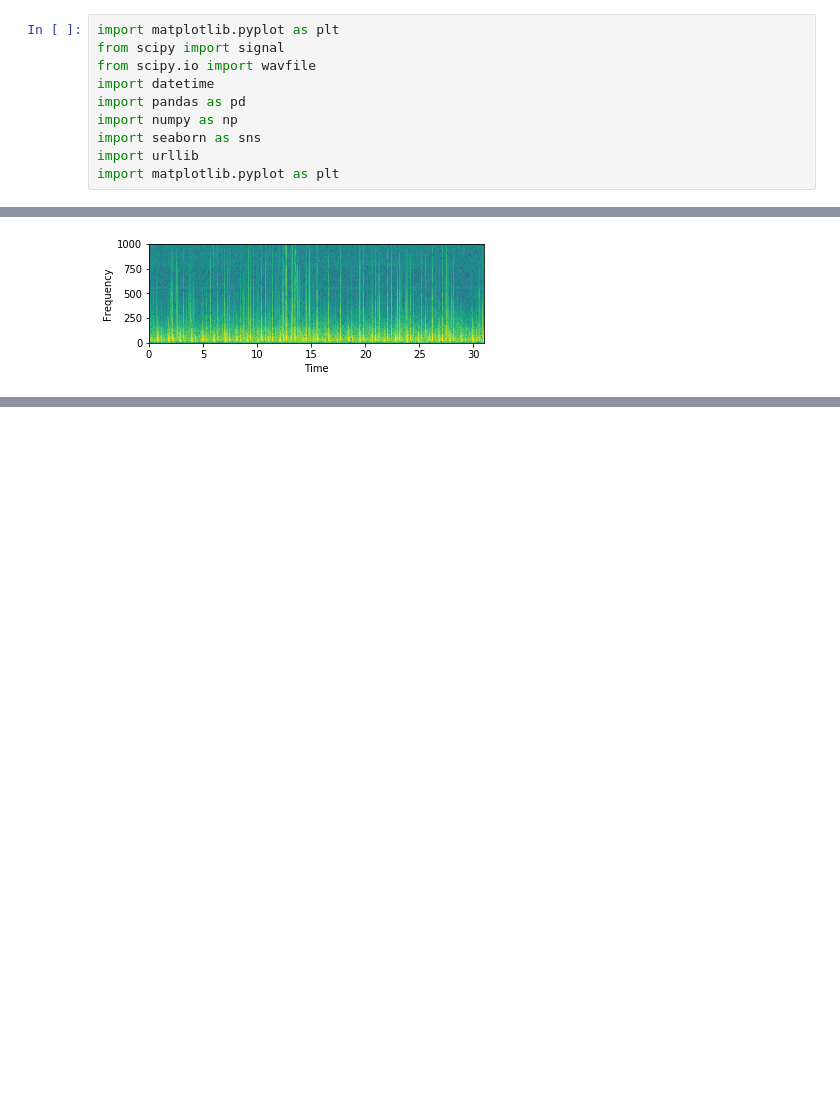
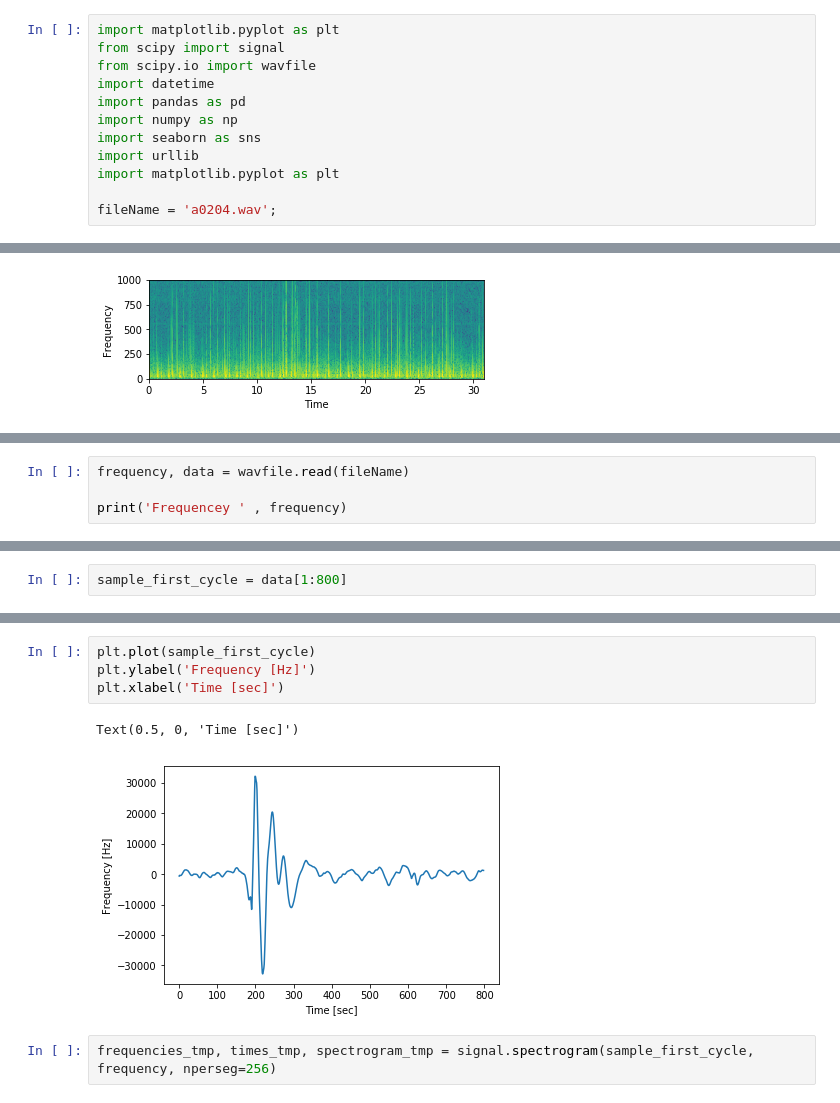
Before and after one commit to MohamedFawzy/ML-projects, a Jupyter notebook: source/heartbeats/Heartbeat-sounds.ipynb, the cells around one changed output, grey strips where cells are left out. Cells and saved outputs as stored; diff of their text form; blank space fills up the shorter version.

```diff
--- a/source/heartbeats/Heartbeat-sounds.ipynb
+++ b/source/heartbeats/Heartbeat-sounds.ipynb
@@ -19,3 +20,5 @@ import numpy as np
 import seaborn as sns
 import urllib
 import matplotlib.pyplot as plt
+
+fileName = 'a0204.wav';
@@ -67,0 +78,4 @@ Text(0, 0.5, 'Frequency')
+# %%
+frequency, data = wavfile.read(fileName)
+
+print('Frequencey ' , frequency)
@@ -67,0 +92,2 @@ Text(0, 0.5, 'Frequency')
+# %%
+sample_first_cycle = data[1:800]
@@ -67,0 +114,9 @@ Text(0, 0.5, 'Frequency')
+# %%
+plt.plot(sample_first_cycle)
+plt.ylabel('Frequency [Hz]')
+plt.xlabel('Time [sec]')
+# %% [output]
+Text(0.5, 0, 'Time [sec]')
+[figure, added]
+# %%
+frequencies_tmp, times_tmp, spectrogram_tmp = signal.spectrogram(sample_first_cycle, frequency, nperseg=256)
```
Also changed, not shown: parts of 16 cells of this notebook.
